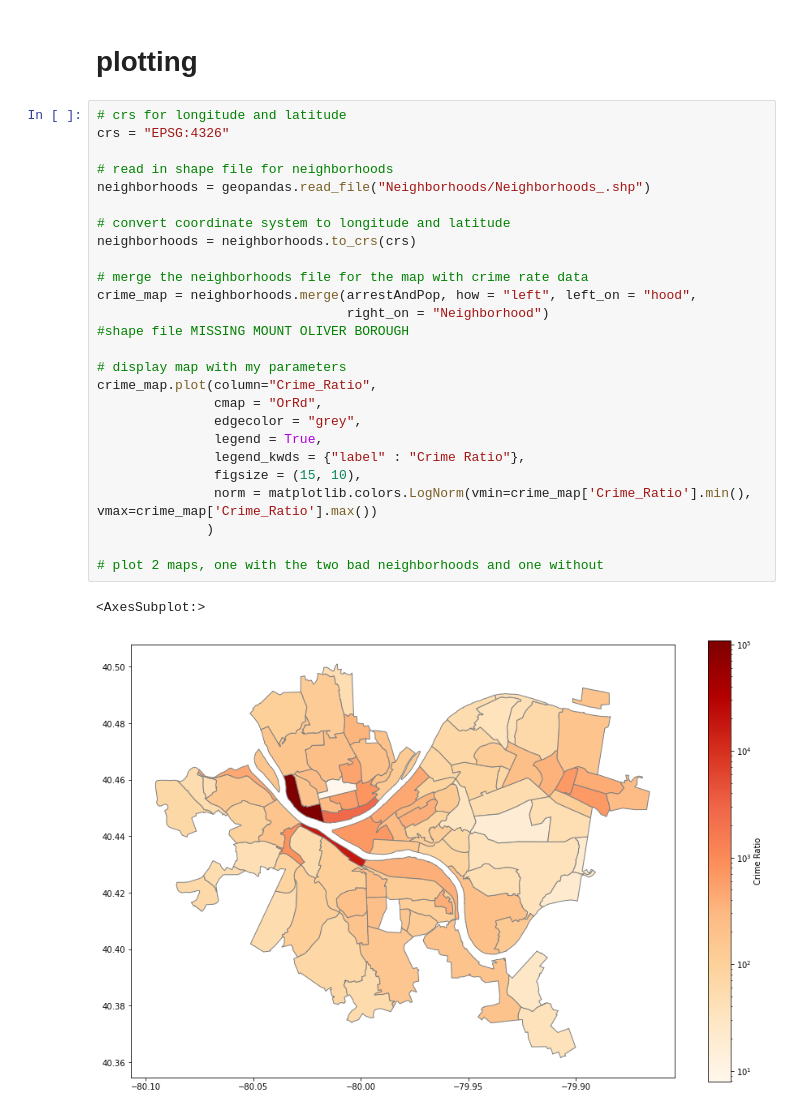
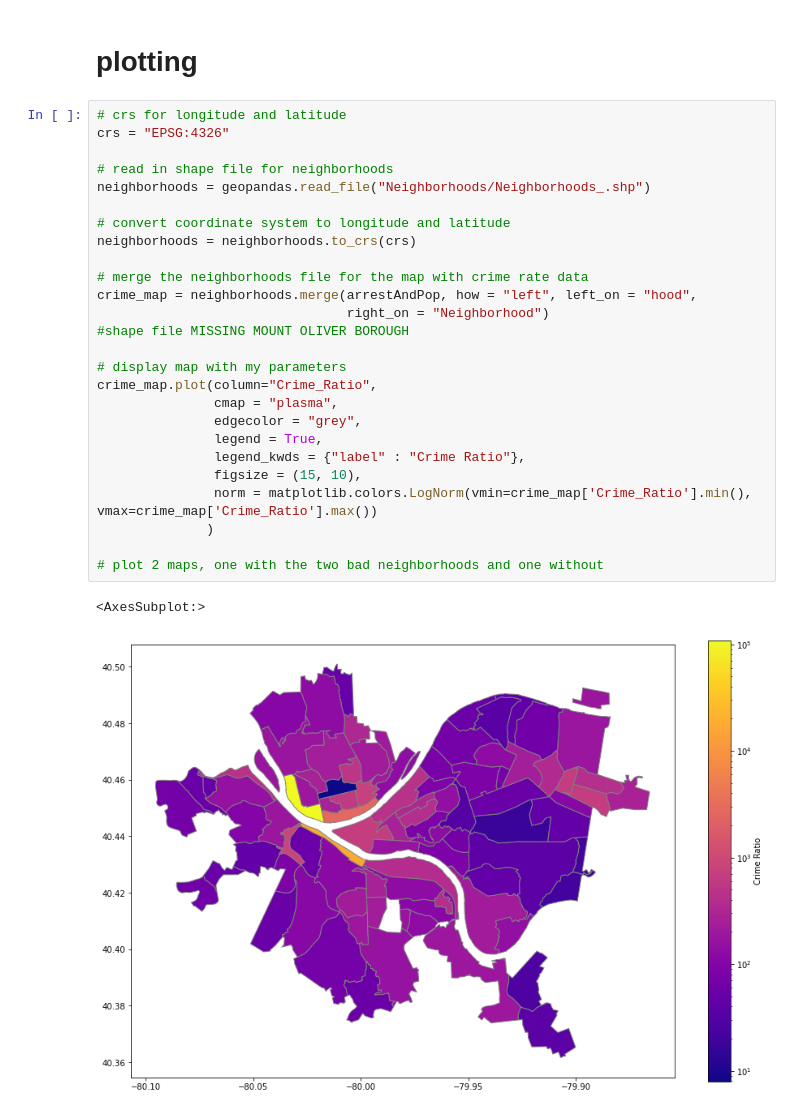
Before and after one commit to songxingyu1118/CMPINF10_Final_Project, a Jupyter notebook: Jonah's-Work.ipynb, the cells around one changed output. Drawn from its saved outputs; the diff is of its cells as text.

```diff
--- a/Jonah's-Work.ipynb
+++ b/Jonah's-Work.ipynb
@@ -98,29 +98,29 @@ arrestAndPop.sample(15)
 # %%
 # crs for longitude and latitude
 crs = "EPSG:4326"
 
 # read in shape file for neighborhoods
 neighborhoods = geopandas.read_file("Neighborhoods/Neighborhoods_.shp")
 
 # convert coordinate system to longitude and latitude
 neighborhoods = neighborhoods.to_crs(crs)
 
 # merge the neighborhoods file for the map with crime rate data
 crime_map = neighborhoods.merge(arrestAndPop, how = "left", left_on = "hood",
                                 right_on = "Neighborhood")
 #shape file MISSING MOUNT OLIVER BOROUGH
 
 # display map with my parameters
 crime_map.plot(column="Crime_Ratio",
-               cmap = "OrRd",
+               cmap = "plasma",
                edgecolor = "grey",
                legend = True,
                legend_kwds = {"label" : "Crime Ratio"},
                figsize = (15, 10),
                norm = matplotlib.colors.LogNorm(vmin=crime_map['Crime_Ratio'].min(), vmax=crime_map['Crime_Ratio'].max())
               )
 
 # plot 2 maps, one with the two bad neighborhoods and one without
 # %% [output]
 <AxesSubplot:>
-[figure, old version]
+[figure, new version]
```
Also changed, not shown: parts of 2 cells of this notebook, 1 other file.
